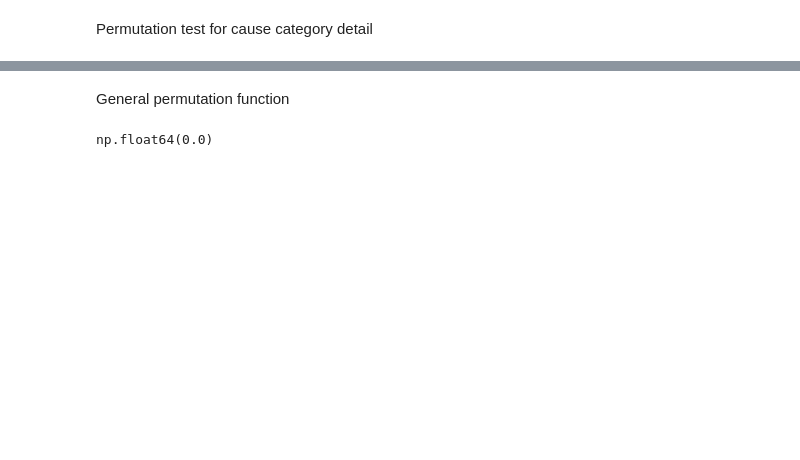
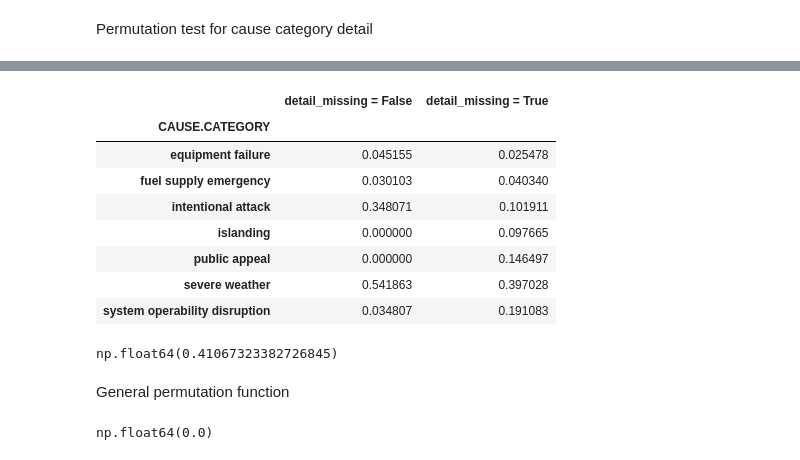
Before and after one commit to ethanlam101/Exploring-Power-Outages, a Jupyter notebook: exploration.ipynb, the cells around one changed output, grey strips where cells are left out. Cells and saved outputs as stored; diff of their text form; code cells hidden in the pictures; blank space fills up the shorter version.

```diff
--- a/exploration.ipynb
+++ b/exploration.ipynb
@@ -390,3 +434,20 @@ obs_detail
+# %%
+detail_dist
+# %% [output]
+|  | detail_missing = False | detail_missing = True |
+| CAUSE.CATEGORY |  |  |
+| equipment failure | 0.045155 | 0.025478 |
+| fuel supply emergency | 0.030103 | 0.040340 |
+| intentional attack | 0.348071 | 0.101911 |
+| islanding | 0.000000 | 0.097665 |
+| public appeal | 0.000000 | 0.146497 |
+| severe weather | 0.541863 | 0.397028 |
+| system operability disruption | 0.034807 | 0.191083 |
+# %%
+obs_detail = tvd(detail_dist['detail_missing = False'], detail_dist['detail_missing = True'])
+obs_detail
+# %% [output]
+np.float64(0.41067323382726845)
 # %% [markdown]
 General permutation function
 # %%
```
Also changed, not shown: parts of 22 cells of this notebook, 5 other files.
